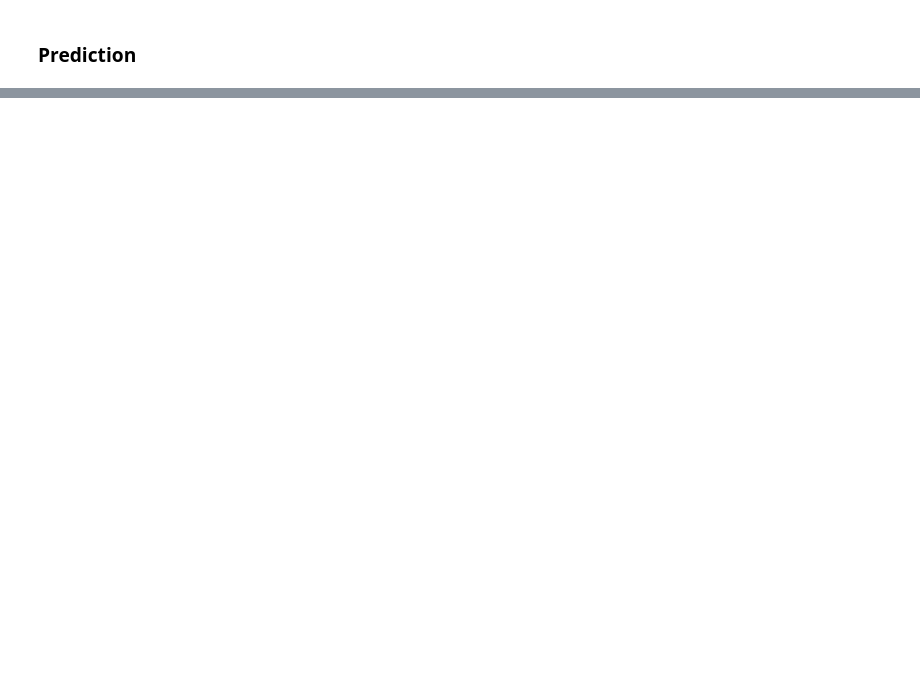
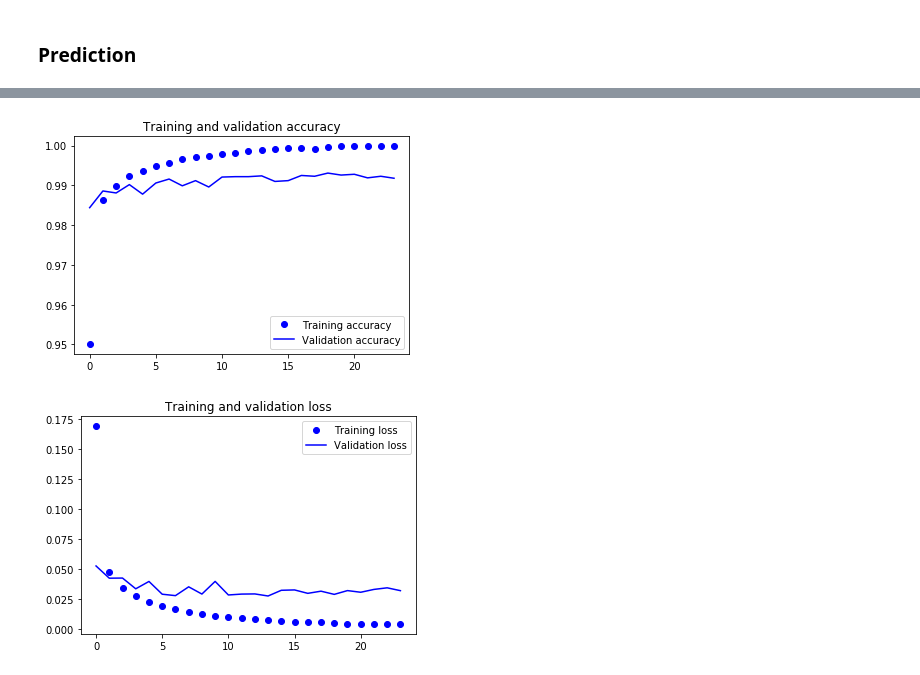
Before and after one commit to gkdivya/ComputerVisionAI, a Jupyter notebook: Batch Normalization & Regularization/NormalizationAndRegularizationOnMNIST.ipynb, the cells around one changed output, grey strips where cells are left out. Drawn from its saved outputs; the diff is of its cells as text; code cells hidden in the pictures; blank space fills up the shorter version.

```diff
--- a/Batch Normalization & Regularization/NormalizationAndRegularizationOnMNIST.ipynb
+++ b/Batch Normalization & Regularization/NormalizationAndRegularizationOnMNIST.ipynb
@@ -303,0 +350,22 @@ display_errors(most_important_errors, X_val_errors, Y_pred_classes_errors, Y_tru
+# %%
+import pandas as pd
+log_data = pd.read_csv(log_path, sep=',', engine='python')
+# %%
+print(log_data.keys())
+accuracy = log_data['acc']
+val_accuracy = log_data['val_acc']
+loss = log_data['loss']
+val_loss = log_data['val_loss']
+epochs = range(len(accuracy))
+plt.plot(epochs, accuracy, 'bo', label='Training accuracy')
+plt.plot(epochs, val_accuracy, 'b', label='Validation accuracy')
+plt.title('Training and validation accuracy')
+plt.legend()
+plt.show()
+plt.figure()
+plt.plot(epochs, loss, 'bo', label='Training loss')
+plt.plot(epochs, val_loss, 'b', label='Validation loss')
+plt.title('Training and validation loss')
+plt.legend()
+plt.show()
+# %% [output]
@@ -303,0 +373,2 @@ display_errors(most_important_errors, X_val_errors, Y_pred_classes_errors, Y_tru
+[figure, added]
+[figure, added]
```
Also changed, not shown: parts of 14 cells of this notebook.
